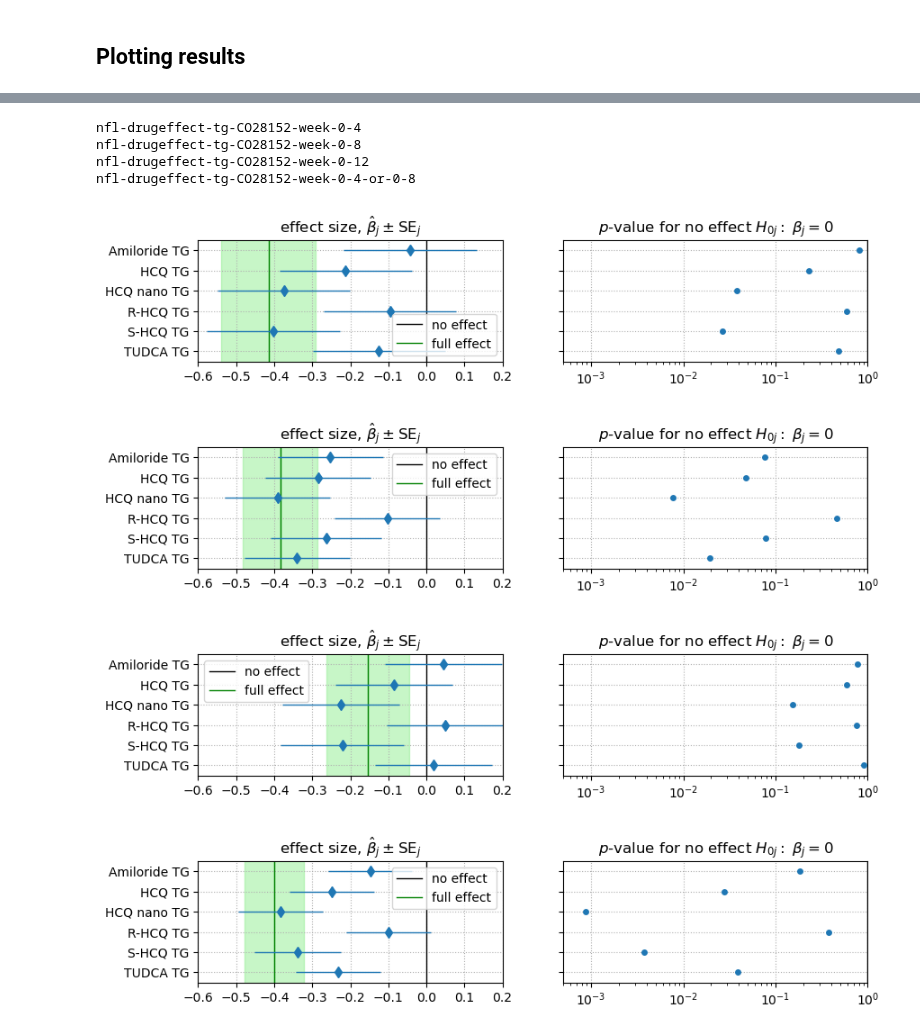
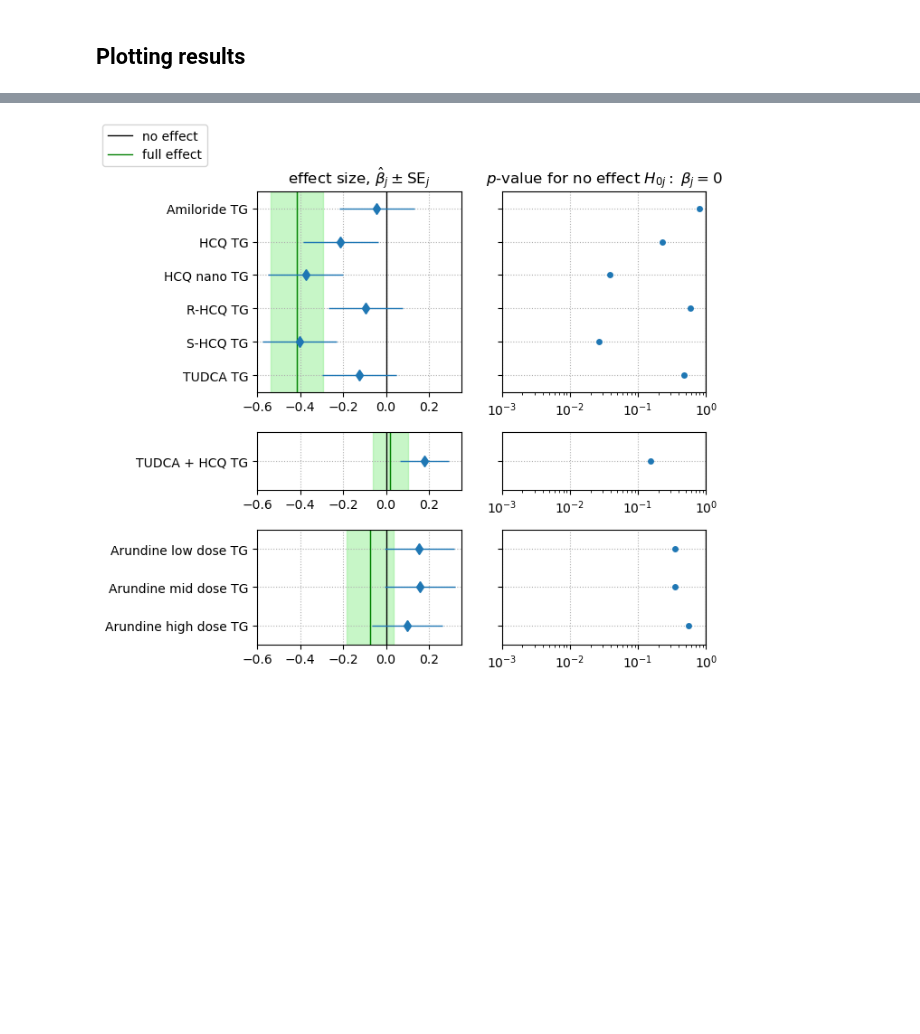
Before and after one commit to attilagk/CTNS-notebook, a Jupyter notebook: 2024-01-05-5xfad-nfl-frequentist/2024-01-05-5xfad-nfl-frequentist.ipynb, the cells around one changed output, grey strips where cells are left out. Drawn from its saved outputs; the diff is of its cells as text; code cells hidden in the pictures; blank space fills up the shorter version.

```diff
--- a/2024-01-05-5xfad-nfl-frequentist/2024-01-05-5xfad-nfl-frequentist.ipynb
+++ b/2024-01-05-5xfad-nfl-frequentist/2024-01-05-5xfad-nfl-frequentist.ipynb
@@ -334,52 +334,52 @@ pd.concat(l)
 |  | Arundine mid dose TG | -0.003435 | 0.114608 | 0.976241 | Arundine mid dose TG | Vehicle (Arundine) TG | CO28152 | week 0-4 or 0-8 |
 |  | Arundine high dose TG | 0.032638 | 0.111731 | 0.77175 | Arundine high dose TG | Vehicle (Arundine) TG | CO28152 | week 0-4 or 0-8 |
 # %%
-def result_plotter_ax(ax, df, suptitle='', legend_loc='best'):
+def result_plotter_ax(ax, df, suptitle=''):
     full_effect_mean, full_effect_se = df.loc['Intercept', ['mean', 'bse']]
     df = df.drop('Intercept', axis=0)
     rectL, rectR = [Rectangle(xy=(- full_effect_mean, -0.5), width=full_effect_se, height=df.shape[0] + 1, alpha=0.5, color='lightgreen', angle=a, rotation_point=(- full_effect_mean, df.shape[0]/2)) for a in [180, 0]]
     ax[0].add_patch(rectL)
     ax[0].add_patch(rectR)
     ax[0].axvline(0, color='k', linewidth=1)
-    ax[0].grid(linestyle='dotted')
     ax[0].axvline(- full_effect_mean, color='green', linewidth=1, linestyle='solid')
     ax[0].errorbar(y=np.arange(df.shape[0]), x=df['mean'], xerr=df['bse'], linewidth=0, elinewidth=1, marker='d', capsize=0)
     ax[0].set_title(r'effect size, $\hat{\beta}_j \pm \mathrm{SE}_j$')
-    black_line, green_line = [mlines.Line2D([], [], color=color, marker=None, linewidth=1, label=label) for color, label in zip(['black', 'green'], ['no effect', 'full effect'])]
-    ax[0].legend(handles=[black_line, green_line], loc=legend_loc)
     ax[1].axvline(1, color='k', linewidth=1)
     sns.stripplot(x='pval', y='treatment', ax=ax[1], data=df)
-    ax[1].grid(linestyle='dotted')
     ax[1].set_xscale('log')
     ax[1].set_xlabel('')
+    ax[1].set_ylabel('')
     ax[1].set_title(r'$p$-value for no effect $H_{0j}: \; \beta_j = 0$')
+    for j in range(2):
+        axi = ax[j]
+        axi.grid(linestyle='dotted')
+        axi.set_yticks(list(range(len(df))))
+        axi.set_ylim(len(df) - 0.5, -0.5)
+    ax[0].set_yticklabels(df.treatment)
+    ax[1].set_yticklabels('')
     return(ax)
 
-def result_plotter(resultsdf=resultsdf_CO28152, duration='week 0-4'):
-    df = resultsdf.xs(duration, axis=0, level=0)
-    fig, ax = plt.subplots(1, 2, sharey=True, figsize=(9.6, df.shape[0] / 4))
-    ax = result_plotter_ax(ax, df)
+def result_plotter(l_resultsdf, duration='week 0-4', hspace_denom=None, x0_lim=None, x1_lim=None):
+    resl = [df.xs(duration, axis=0, level=0) for df in l_resultsdf]
+    height_ratios = [len(df) for df in resl]
+    hspace_denom = 40 if hspace_denom is None else hspace_denom
+    gridspec_kw = {'hspace': sum(height_ratios) / hspace_denom}
+    fig, ax = plt.subplots(len(resl), 2, figsize=(6.4, sum(height_ratios) * 0.5), height_ratios=height_ratios, squeeze=False, gridspec_kw=gridspec_kw)
+    for i, res in enumerate(resl):
+        axes = ax[i, :]
+        axes = result_plotter_ax(axes, res)
+        if x0_lim is not None:
+            axes[0].set_xlim(*x0_lim)
+        if x1_lim is not None:
+            axes[1].set_xlim(*x1_lim)
+        if i > 0:
+            [axes[j].set_title('') for j in range(2)]
+    black_line, green_line = [mlines.Line2D([], [], color=color, marker=None, linewidth=1, label=label) for color, label in zip(['black', 'green'], ['no effect', 'full effect'])]
+    fig.legend(handles=[black_line, green_line], loc='upper left')
     return((fig, ax))
 
 
-def results_plotter_multiduration(resultsdf, study, x0_lim=None, x1_lim=None):
-    for duration in resultsdf.duration.unique():
-        fig, ax = result_plotter(resultsdf, duration)
-        if x0_lim is not None:
-            ax[0].set_xlim(*x0_lim)
-        if x1_lim is not None:
-            ax[1].set_xlim(*x1_lim)
-        basename = 'nfl-drugeffect-tg-' + study + '-' + re.sub('\W+', '-', duration)
-        print(basename)
-        attila_utils.savefig(fig, basename)
-
-results_plotter_multiduration(resultsdf_CO28152, 'CO28152', (-0.6, 0.2), (5e-4, 1))
+l_resultsdf = [resultsdf_CO28152, resultsdf_CO28154_TUDCA_HCQ, resultsdf_CO28154_Arundine]
+fig, ax = result_plotter(l_resultsdf, duration='week 0-4', x0_lim=(-0.6, 0.35), x1_lim=(1e-3, 1))
 # %% [output]
-nfl-drugeffect-tg-CO28152-week-0-4
-nfl-drugeffect-tg-CO28152-week-0-8
-nfl-drugeffect-tg-CO28152-week-0-12
-nfl-drugeffect-tg-CO28152-week-0-4-or-0-8
-[figure, old version]
+[figure, new version]
-[figure, removed]
-[figure, removed]
-[figure, removed]
```
Also changed, not shown: parts of 9 cells of this notebook, 1 other file.
